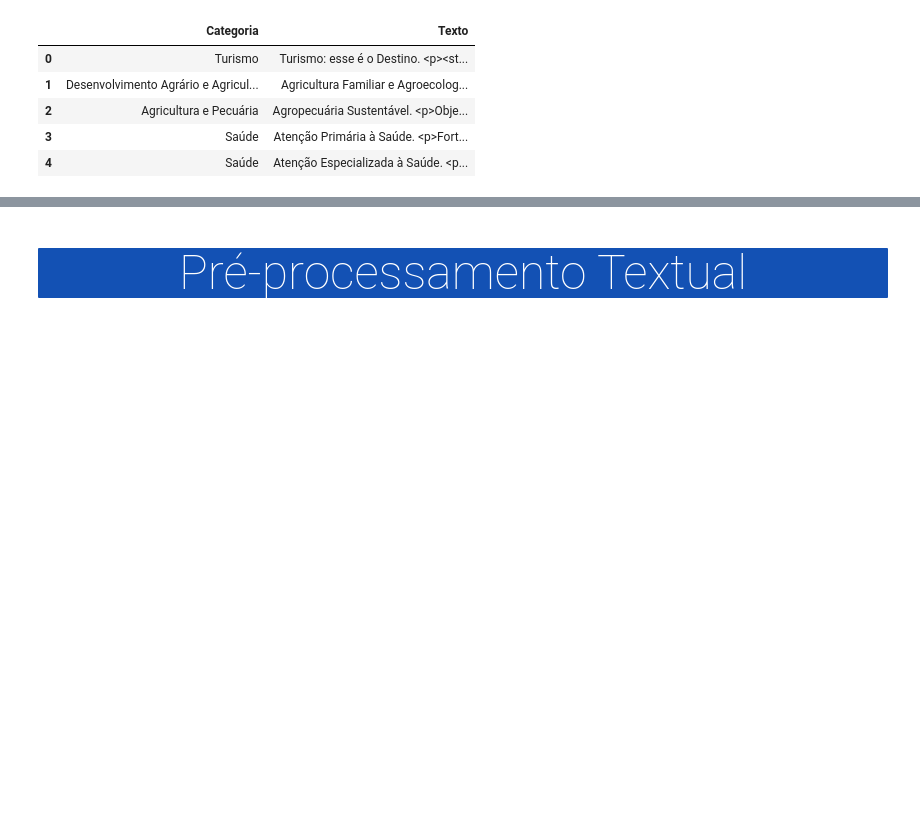
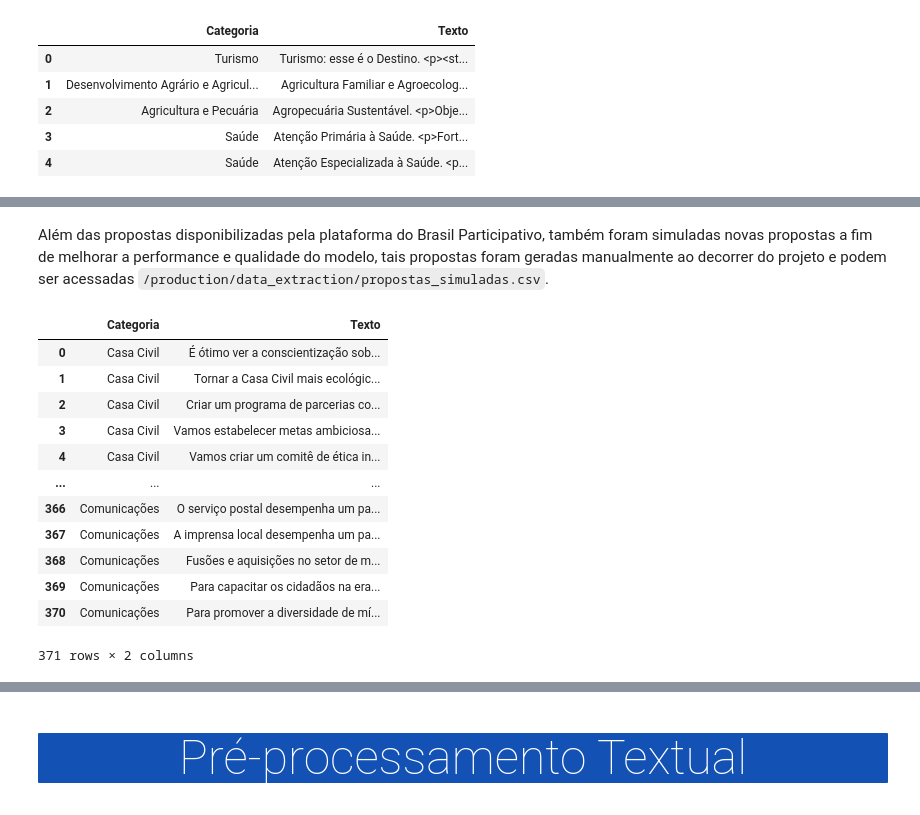
Before and after one commit to ResidenciaTICBrisa/BP-Classificador-de-Propostas, a Jupyter notebook: processo_de_desenvolvimento.ipynb, the cells around one changed output, grey strips where cells are left out. Saved outputs shown, nothing was run; the diff lists cells and outputs as text; code cells hidden in the pictures; blank space fills up the shorter version.

```diff
--- a/processo_de_desenvolvimento.ipynb
+++ b/processo_de_desenvolvimento.ipynb
@@ -151,0 +166,21 @@ Por último, cria-se um novo arquivo `csv` com as alterações feitas e o arquiv
+# %% [markdown]
+Além das propostas disponibilizadas pela plataforma do Brasil Participativo, também foram simuladas novas propostas a fim de melhorar a performance e qualidade do modelo, tais propostas foram geradas manualmente ao decorrer do projeto e podem ser acessadas `/production/data_extraction/propostas_simuladas.csv`.
+# %%
+# Lê as propostas com o Pandas
+
+simuladas = pd.read_csv("production/data_extraction/propostas_simuladas.csv")
+simuladas  # Impressão do DataFrame de propostas
+# %% [output]
+|  | Categoria | Texto |
+| 0 | Casa Civil | É ótimo ver a conscientização sob... |
+| 1 | Casa Civil | Tornar a Casa Civil mais ecológic... |
+| 2 | Casa Civil | Criar um programa de parcerias co... |
+| 3 | Casa Civil | Vamos estabelecer metas ambiciosa... |
+| 4 | Casa Civil | Vamos criar um comitê de ética in... |
+| ... | ... | ... |
+| 366 | Comunicações | O serviço postal desempenha um pa... |
+| 367 | Comunicações | A imprensa local desempenha um pa... |
+| 368 | Comunicações | Fusões e aquisições no setor de m... |
+| 369 | Comunicações | Para capacitar os cidadãos na era... |
+| 370 | Comunicações | Para promover a diversidade de mí... |
+371 rows × 2 columns
```
Also changed, not shown: parts of 74 cells of this notebook, 2 other files.
